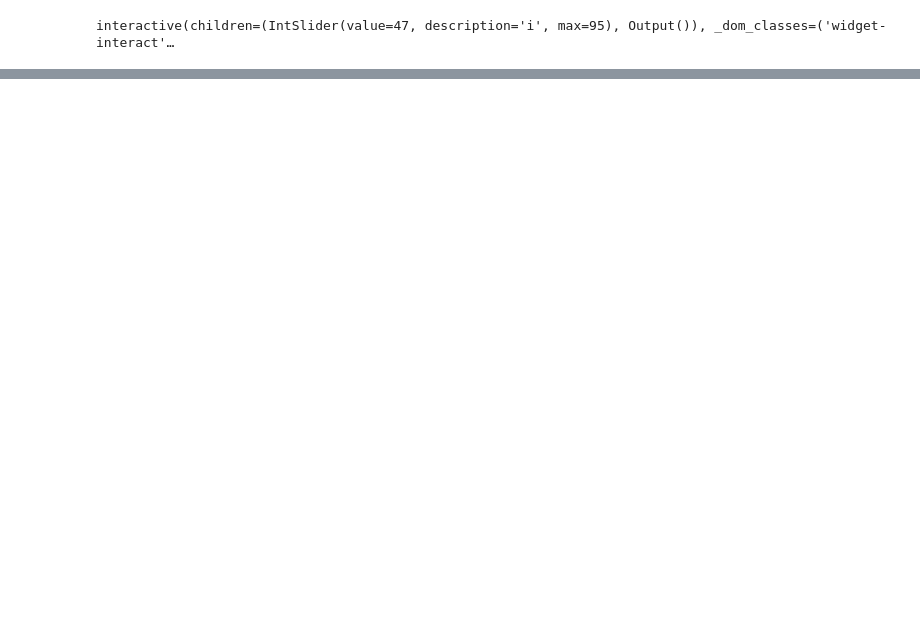
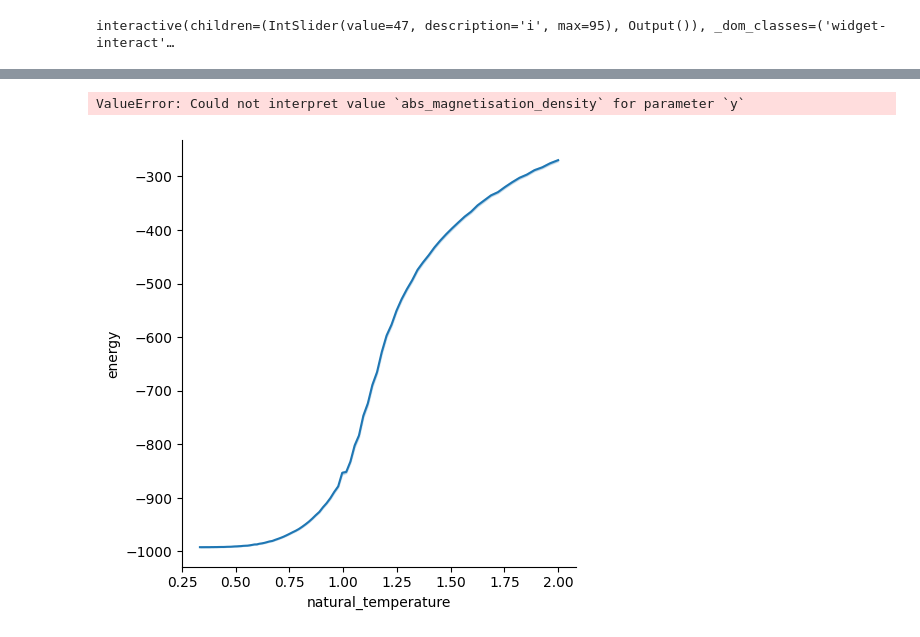
Before and after one commit to JeppeKlitgaard/Jackpot, a Jupyter notebook: workbench3.ipynb, the cells around one changed output, grey strips where cells are left out. Saved outputs shown, nothing was run; the diff lists cells and outputs as text; code cells hidden in the pictures; blank space fills up the shorter version.

```diff
--- a/workbench3.ipynb
+++ b/workbench3.ipynb
@@ -385,0 +422,16 @@ sns.relplot(
+# %%
+sns.relplot(
+    data=sin_df,
+    x="natural_temperature",
+    y="energy",
+    kind="line",
+)
+sns.relplot(
+    data=sin_df,
+    x="natural_temperature",
+    y="abs_magnetisation_density",
+    kind="line",
+)
+# %% [output]
+ValueError: Could not interpret value `abs_magnetisation_density` for parameter `y`
+[figure, added]
```
Also changed, not shown: parts of 9 cells of this notebook.
